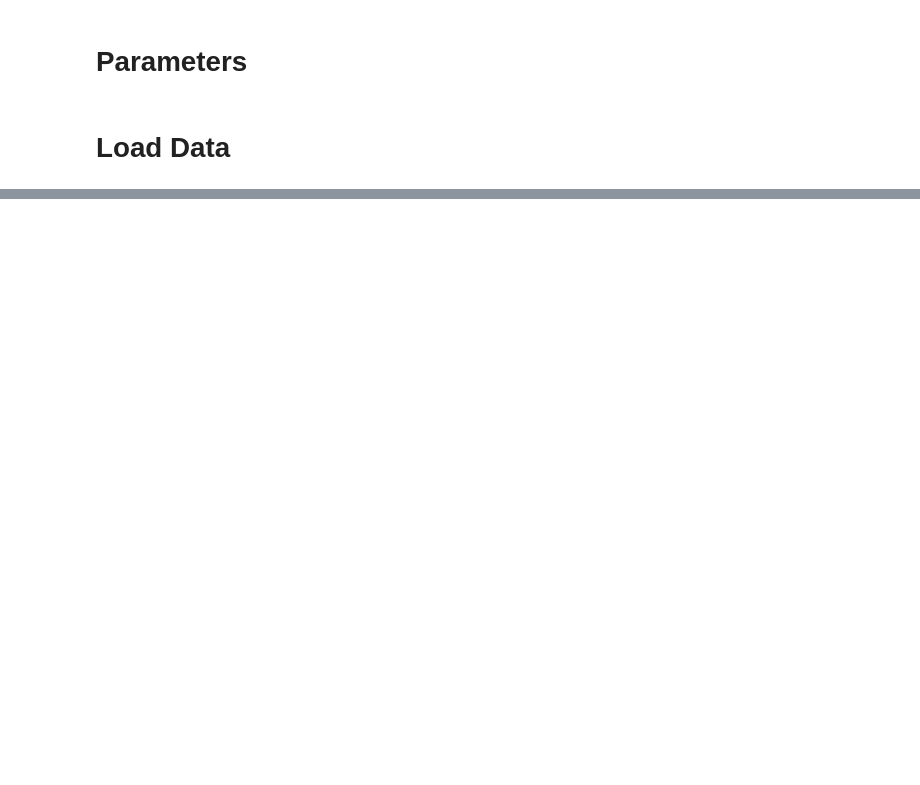
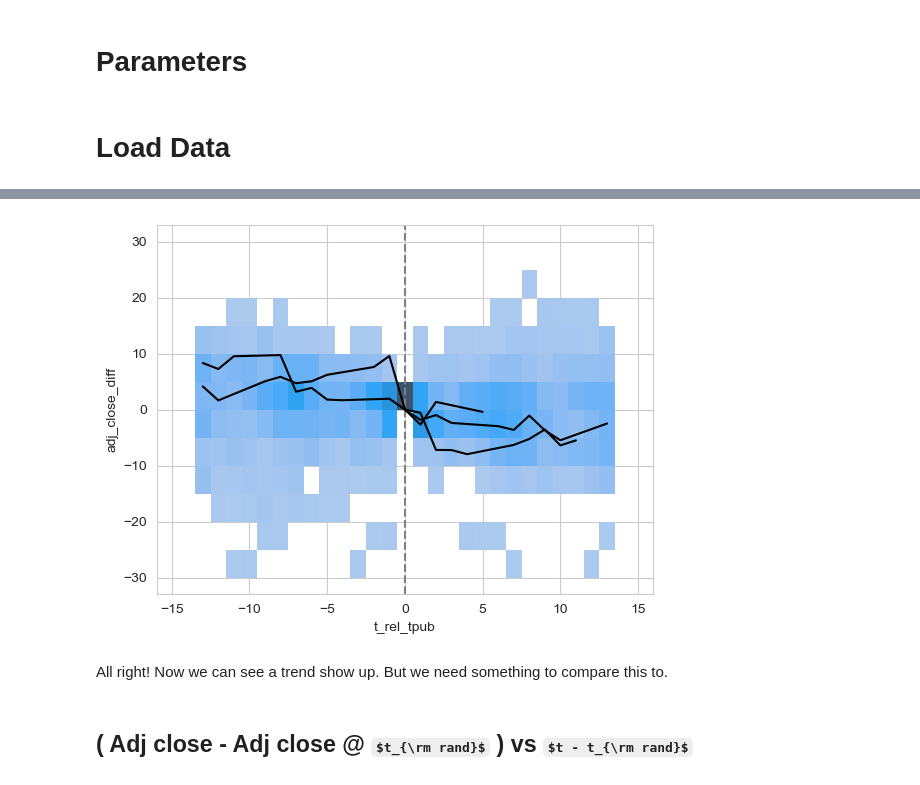
Before and after one commit to zhafen/markets-and-the-media, a Jupyter notebook: exploratory_data_analysis/visualize.ipynb, the cells around one changed output, grey strips where cells are left out. Saved outputs shown, nothing was run; the diff lists cells and outputs as text; code cells hidden in the pictures; some formulas as TeX source; blank space fills up the shorter version.

```diff
--- a/exploratory_data_analysis/visualize.ipynb
+++ b/exploratory_data_analysis/visualize.ipynb
@@ -160,0 +210,40 @@ Inverse correlation?? Need more data.
+# %%
+# Make histogram bins for difference in close
+# This could be simplified to
+# np.arange( df_stacked['adj_close_diff'].min(), df_stacked['adj_close_diff'].max() + pm['bin_size_close'], pm['bin_size_close'] )
+# But I wanted even bins centered on 0
+adj_close_diff_max = np.abs( df_stacked['adj_close_diff'] ).max()
+diff_bins_onesided = np.arange( 0, adj_close_diff_max + pm['bin_size_close'], pm['bin_size_close'] )
+diff_bins = np.hstack( [ -diff_bins_onesided[::-1][:-1], diff_bins_onesided ] )
+# %%
+fig = plt.figure()
+ax = plt.gca()
+
+sns.histplot(
+    data=df_stacked,
+    x='t_rel_tpub',
+    y='adj_close_diff',
+    bins = ( time_bins, diff_bins ),
+    ax = ax,
+)
+
+ax.axvline(
+    0,
+    color = '0.5',
+    linestyle = '--',
+)
+
+# Plot n_overplotted individual histories
+i_pubs = rng.choice( media_data.index, pm['n_overplot'] )
+for i in i_pubs:
+    ax.plot(
+        times[i],
+        closing_diffs[i],
+        color = 'k',
+    )
+# %% [output]
+[figure, added]
+# %% [markdown]
+All right! Now we can see a trend show up. But we need something to compare this to.
+# %% [markdown]
+## ( Adj close - Adj close @ $t_{\rm rand}$ ) vs $t - t_{\rm rand}$
```
Also changed, not shown: parts of 60 cells of this notebook, 3 other files.
